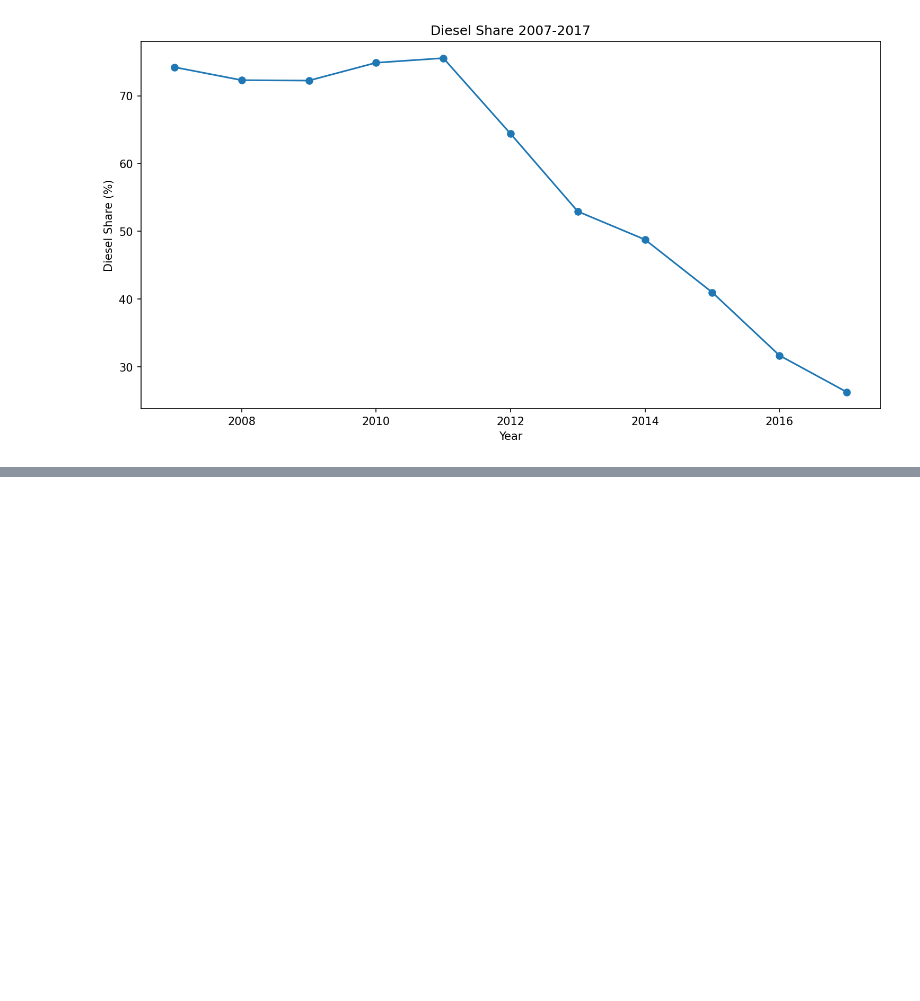
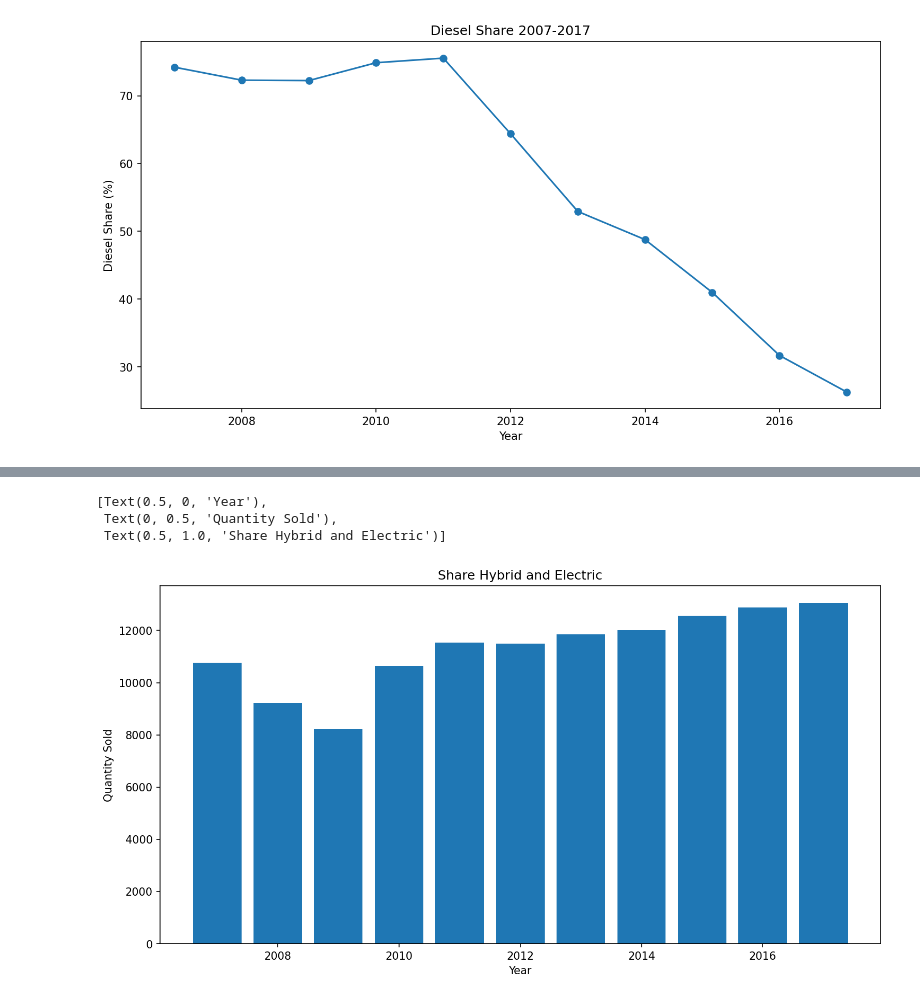
Before and after one commit to SusannaR11/AI_Engineering_OPA24_Susanna_Rokka, a Jupyter notebook: exercises/0_case_car_sales_norway.ipynb, the cells around one changed output, grey strips where cells are left out. Cells and saved outputs as stored; diff of their text form; code cells hidden in the pictures; blank space fills up the shorter version.

Commit message:
Started plotting share electric/hybrid of total sales

```diff
--- a/exercises/0_case_car_sales_norway.ipynb
+++ b/exercises/0_case_car_sales_norway.ipynb
@@ -474,0 +488,3 @@ plt.show()
+# %%
+df_share_hybrid_electric = (df.groupby("Year", as_index=True)[["Quantity", "Quantity_Hybrid", "Quantity_Electric"]].sum(numeric_only=True))
+df_share_hybrid_electric
@@ -474,0 +505,13 @@ plt.show()
+# %%
+fig, ax = plt.subplots(1, figsize= (12, 6), dpi=150)
+
+ax.bar(x=df_share_hybrid_electric["Year"], height=df_share_hybrid_electric["Quantity"])
+ax.set(xlabel = "Year", ylabel= "Quantity Sold", title = "Share Hybrid and Electric")
+#ax.invert_xaxis()
+
+#fig.savefig("profit_per_country.png")
+# %% [output]
+[Text(0.5, 0, 'Year'),
+ Text(0, 0.5, 'Quantity Sold'),
+ Text(0.5, 1.0, 'Share Hybrid and Electric')]
+[figure, added]
```
Also changed, not shown: parts of 3 cells of this notebook.
